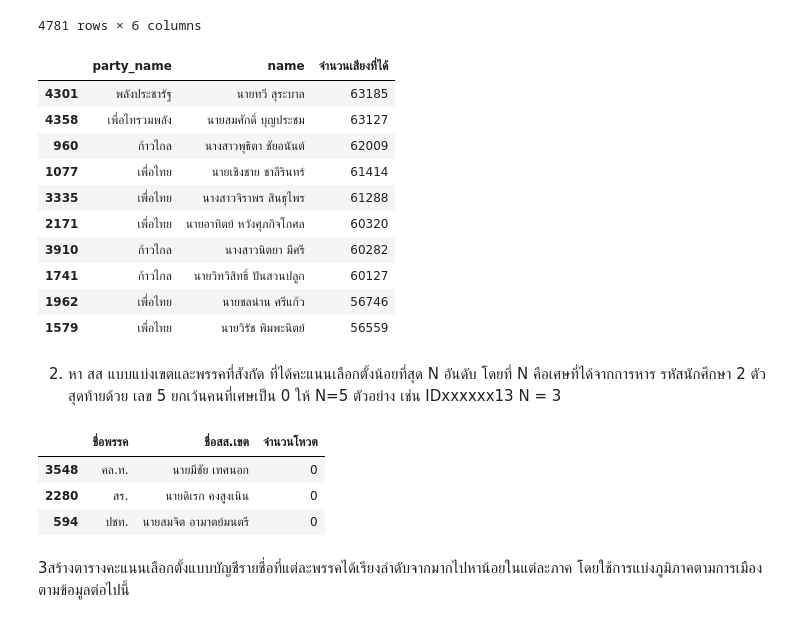
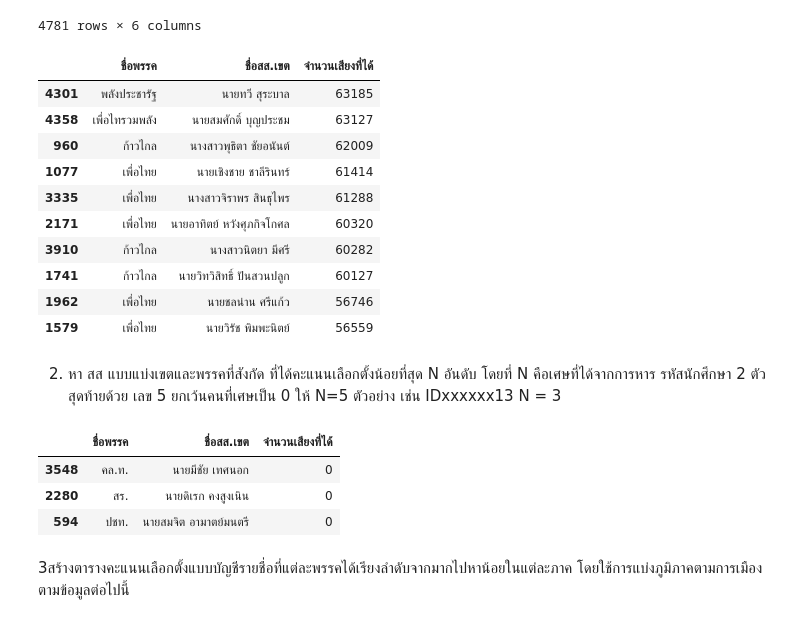
Before and after one commit to Nareekan789/python_dataviz2023, a Jupyter notebook: midterm_basicpythonanddataviz2023.ipynb, the cells around one changed output. Cells and saved outputs as stored; diff of their text form; code cells hidden in the pictures.

```diff
--- a/midterm_basicpythonanddataviz2023.ipynb
+++ b/midterm_basicpythonanddataviz2023.ipynb
@@ -128,13 +128,16 @@ result_constituencies_Candidate
 # %%
 ##1. หา สส แบบแบ่งเขตและพรรคที่สังกัด ที่ได้รับคะแนนเลือกตั้งมากที่สุด 10 อันดับแรก (20 คะแนน)
 result_constituencies_Candidate['party_name']=result_constituencies_Candidate['party_id'].map(info_party_overview.set_index('id')['name'])
 result_constituencies_Candidate['party_name']=result_constituencies_Candidate['party_id'].map(info_party_overview.set_index('id')['name'])
 result_constituencies_Candidate["name"]=result_constituencies_Candidate["mp_app_id"].map(Candidate_Constituency.set_index('mp_app_id')['mp_app_name'])
 df1=result_constituencies_Candidate[["party_name","name","mp_app_vote"]]
 ans1 = df1.sort_values(by='mp_app_vote',ascending=False).iloc[:10]
-ans1.rename(columns ={'mp_app_vote' : 'จำนวนเสียงที่ได้'})
+ans1 = ans1.rename(columns = {'name':'ชื่อสส.เขต'})
+ans1= ans1.rename(columns ={'mp_app_vote' : 'จำนวนเสียงที่ได้'})
+ans1 = ans1.rename(columns = {'party_name':'ชื่อพรรค'})
+ans1
 # %% [output]
-|  | party_name | name | จำนวนเสียงที่ได้ |
+|  | ชื่อพรรค | ชื่อสส.เขต | จำนวนเสียงที่ได้ |
 | 4301 | พลังประชารัฐ | นายทวี สุระบาล | 63185 |
 | 4358 | เพื่อไทรวมพลัง | นายสมศักดิ์ บุญประชม | 63127 |
 | 960 | ก้าวไกล | นางสาวพุธิตา ชัยอนันต์ | 62009 |
@@ -148,17 +151,18 @@ ans1.rename(columns ={'mp_app_vote' : 'จำนวนเสียงที่
 # %% [markdown]
 2. หา สส แบบแบ่งเขตและพรรคที่สังกัด ที่ได้คะแนนเลือกตั้งน้อยที่สุด N อันดับ โดยที่ N คือเศษที่ได้จากการหาร รหัสนักศึกษา 2 ตัวสุดท้ายด้วย เลข 5 ยกเว้นคนที่เศษเป็น 0 ให้ N=5 ตัวอย่าง เช่น IDxxxxxx13 N =  3
 # %%
+# รหัสนักศึกษา 643020505-8 => 2 ตัวท้ายคือ 58 หาร 5 ได้เศษ 3
+
 result_constituencies_Candidate["party_name"]=result_constituencies_Candidate["party_id"].map(info_party_overview.set_index('id')['abbr'])
 result_constituencies_Candidate["nameCare"]=result_constituencies_Candidate["mp_app_id"].map(Candidate_Constituency.set_index('mp_app_id')['mp_app_name'])
 data1=result_constituencies_Candidate[["party_name","nameCare","mp_app_vote"]]
-# รหัสนักศึกษา 643020505-8 => 2 ตัวท้ายคือ 58 หาร 5 เศษ 3
-Ans2 = data1.sort_values(by='mp_app_vote',ascending=True).head(3)
-Ans2 = Ans2.rename(columns = {'nameCare':'ชื่อสส.เขต'})
-Ans2 = Ans2.rename(columns = {'mp_app_vote':'จำนวนโหวต'})
-Ans2 = Ans2.rename(columns = {'party_name':'ชื่อพรรค'})
-Ans2
+ans2 = data1.sort_values(by='mp_app_vote',ascending=True).head(3)
+ans2 = ans2.rename(columns = {'nameCare':'ชื่อสส.เขต'})
+ans2 = ans2.rename(columns = {'mp_app_vote':'จำนวนเสียงที่ได้'})
+ans2 = ans2.rename(columns = {'party_name':'ชื่อพรรค'})
+ans2
 # %% [output]
-|  | ชื่อพรรค | ชื่อสส.เขต | จำนวนโหวต |
+|  | ชื่อพรรค | ชื่อสส.เขต | จำนวนเสียงที่ได้ |
 | 3548 | คล.ท. | นายมีชัย เทศนอก | 0 |
 | 2280 | สร. | นายดิเรก คงสูงเนิน | 0 |
 | 594 | ปชท. | นายสมจิต อามาตย์มนตรี | 0 |
```
